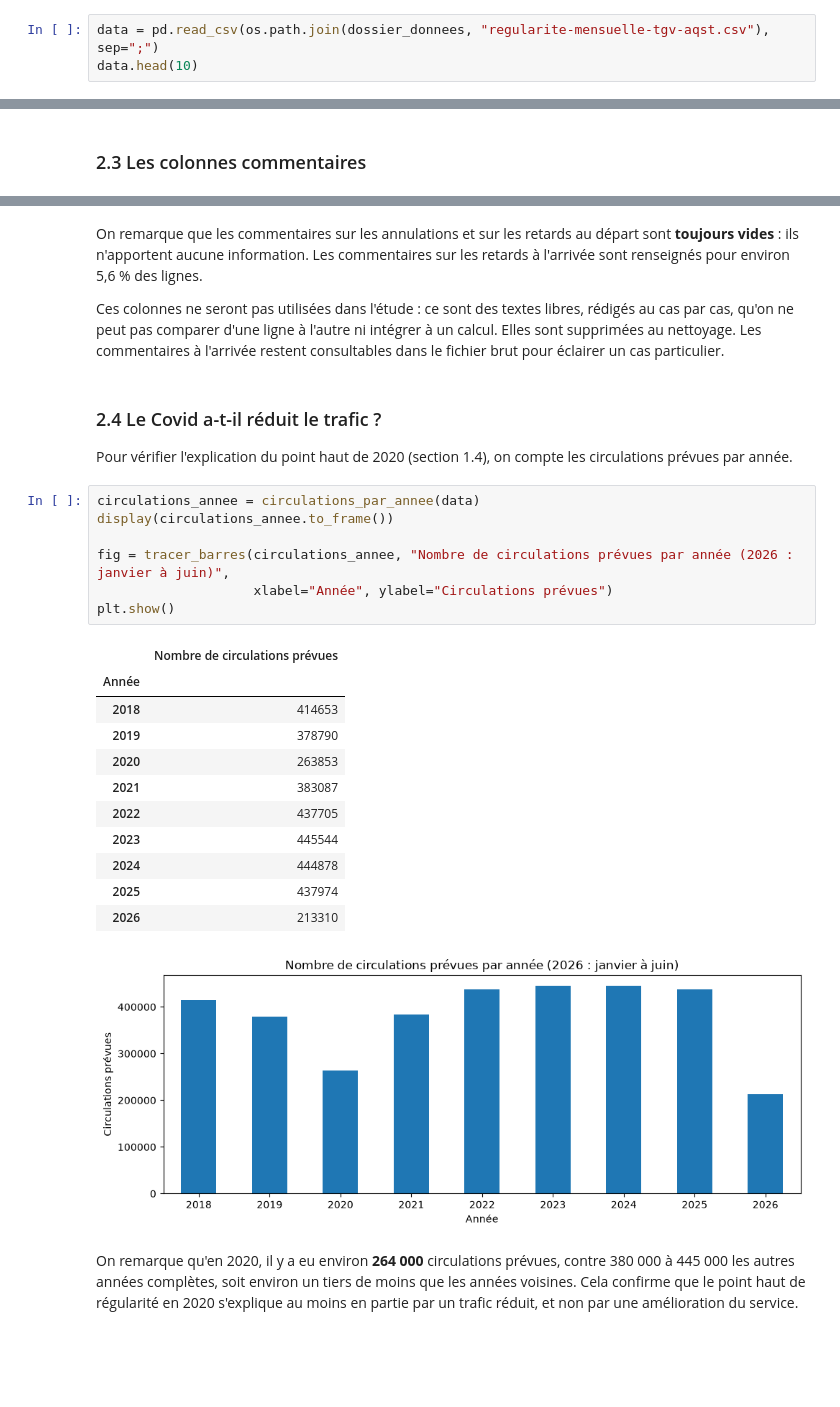
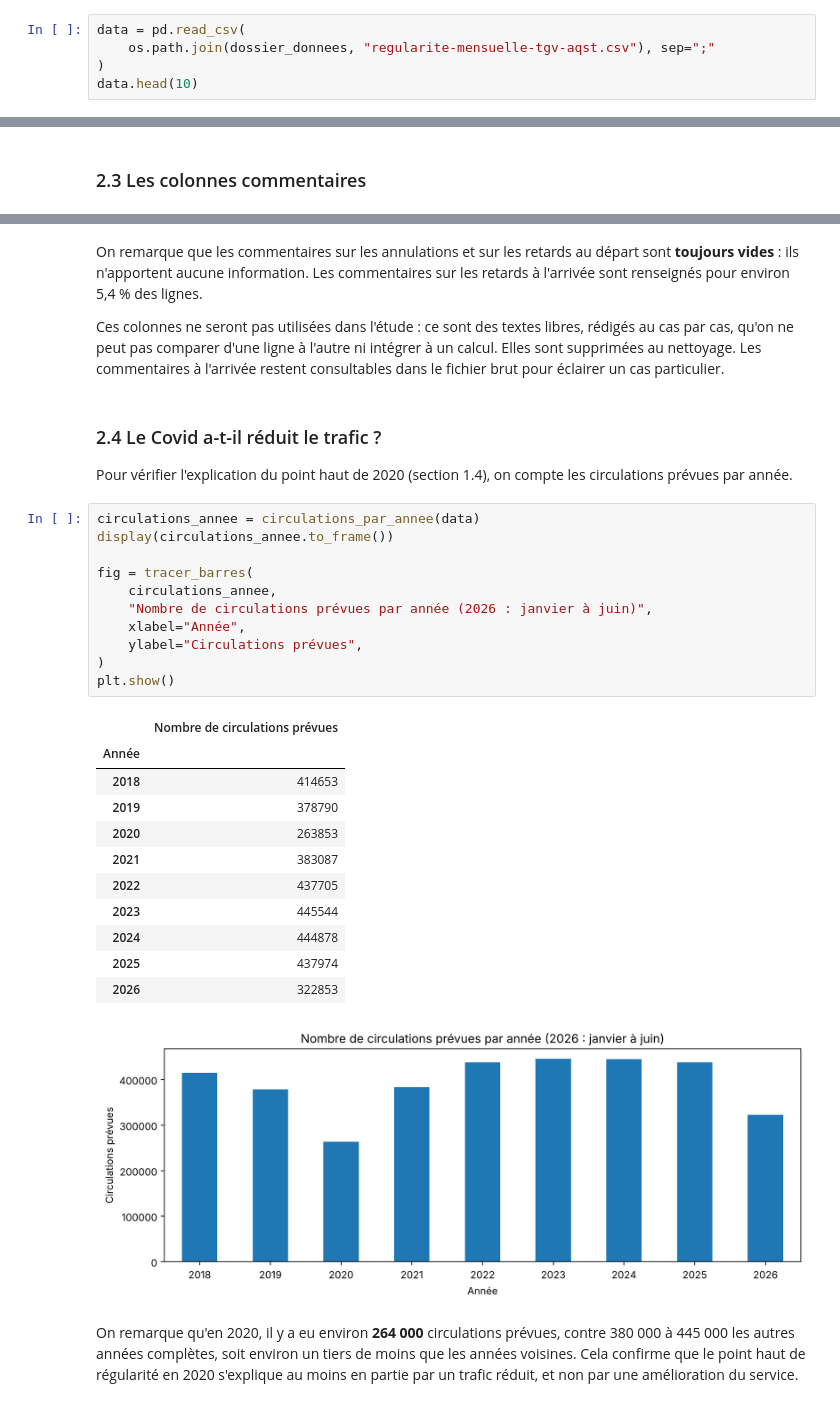
Before and after one commit to matthieubaucher/projet_sncf, a Jupyter notebook: poc/analyse_amy/notebooks/exploration_nettoyage.ipynb, the cells around one changed output, grey strips where cells are left out. Saved outputs shown, nothing was run; the diff lists cells and outputs as text; blank space fills up the shorter version.

```diff
--- a/poc/analyse_amy/notebooks/exploration_nettoyage.ipynb
+++ b/poc/analyse_amy/notebooks/exploration_nettoyage.ipynb
@@ -167,7 +190,9 @@ display(regularite_mois.round(2))
 
 ### 2.1 Chargement
 # %%
-data = pd.read_csv(os.path.join(dossier_donnees, "regularite-mensuelle-tgv-aqst.csv"), sep=";")
+data = pd.read_csv(
+    os.path.join(dossier_donnees, "regularite-mensuelle-tgv-aqst.csv"), sep=";"
+)
 data.head(10)
 # %% [output]
 |  | Date | Service | Gare de départ | Gare d'arrivée | Durée moyenne du trajet | Nombre de circulations prévues | ... |
@@ -246,7 +282,7 @@ data.loc[data["Commentaire retards à l'arrivée"].notna(),
 | 20 | 2018-01 | PARIS LYON | MARSEILLE ST CHARLES | Dérangement de commutateur sur LN... |
 # %% [markdown]
 On remarque que les commentaires sur les annulations et sur les retards au départ sont **toujours vides** : ils
-n'apportent aucune information. Les commentaires sur les retards à l'arrivée sont renseignés pour environ 5,6 % des
+n'apportent aucune information. Les commentaires sur les retards à l'arrivée sont renseignés pour environ 5,4 % des
 lignes.
 
 Ces colonnes ne seront pas utilisées dans l'étude : ce sont des textes libres, rédigés au cas par cas, qu'on ne
@@ -259,23 +295,27 @@ Pour vérifier l'explication du point haut de 2020 (section 1.4), on compte les
 # %%
 circulations_annee = circulations_par_annee(data)
 display(circulations_annee.to_frame())
 
-fig = tracer_barres(circulations_annee, "Nombre de circulations prévues par année (2026 : janvier à juin)",
-                    xlabel="Année", ylabel="Circulations prévues")
+fig = tracer_barres(
+    circulations_annee,
+    "Nombre de circulations prévues par année (2026 : janvier à juin)",
+    xlabel="Année",
+    ylabel="Circulations prévues",
+)
 plt.show()
 # %% [output]
 |  | Nombre de circulations prévues |
 | Année |  |
 | 2018 | 414653 |
 | 2019 | 378790 |
 | 2020 | 263853 |
 | 2021 | 383087 |
 | 2022 | 437705 |
 | 2023 | 445544 |
 | 2024 | 444878 |
 | 2025 | 437974 |
-| 2026 | 213310 |
+| 2026 | 322853 |
-[figure, old version]
+[figure, new version]
 # %% [markdown]
 On remarque qu'en 2020, il y a eu environ **264 000** circulations prévues, contre 380 000 à 445 000 les autres
 années complètes, soit environ un tiers de moins que les années voisines. Cela confirme que le point haut de
```
Also changed, not shown: parts of 23 cells of this notebook, 3 other files.
